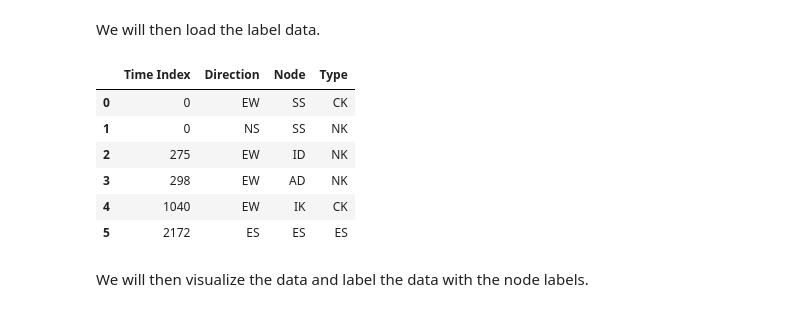
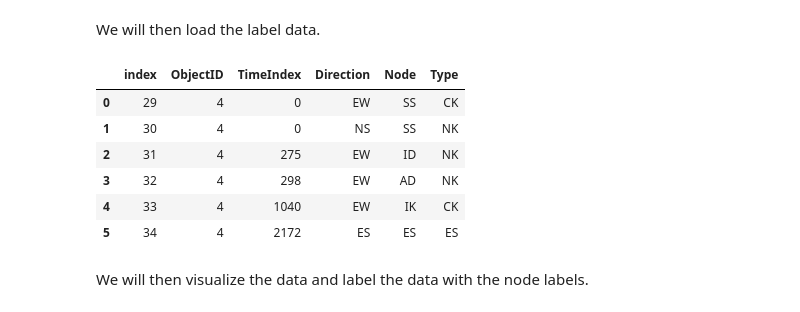
Before and after one commit to olgupila/STORM-AI-devkit-2025, a Jupyter notebook: data_visualization.ipynb, the cells around one changed output. Saved outputs shown, nothing was run; the diff lists cells and outputs as text; code cells hidden in the pictures.

```diff
--- a/data_visualization.ipynb
+++ b/data_visualization.ipynb
@@ -11,17 +11,15 @@ import matplotlib.pyplot as plt
 We will then search for the training data in the `dataset` folder and return a sorted list for the filepaths.
 # %%
 datalist = []
-labellist = []
 
 # Searching for training data within the dataset folder
-for file in os.listdir("../dataset/"):
+for file in os.listdir("dataset/train/"):
     if file.endswith(".csv"):
-        datalist.append(os.path.join("../dataset/", file))
-        labellist.append(os.path.join("../labels/", file))
+        datalist.append(os.path.join("dataset/train/", file))
 
 # Sort the training data and labels
 datalist = sorted(datalist)
-labellist = sorted(labellist)
+labeldir = "dataset/labels.csv"
 
 # Print the sorted filepath to the training data
 print(datalist)
@@ -56,18 +54,21 @@ data
 We will then load the label data.
 # %%
 # Load label data
-node_label = pd.read_csv(labellist[idx_data])
+node_label_all = pd.read_csv(labeldir)
+
+# Extract the label for a single object ID
+node_label = node_label_all.loc[node_label_all['ObjectID'] == idx_data+1].reset_index()
 
 # Print the label data
 node_label
 # %% [output]
-|  | Time Index | Direction | Node | Type |
-| 0 | 0 | EW | SS | CK |
-| 1 | 0 | NS | SS | NK |
-| 2 | 275 | EW | ID | NK |
-| 3 | 298 | EW | AD | NK |
-| 4 | 1040 | EW | IK | CK |
-| 5 | 2172 | ES | ES | ES |
+|  | index | ObjectID | TimeIndex | Direction | Node | Type |
+| 0 | 29 | 4 | 0 | EW | SS | CK |
+| 1 | 30 | 4 | 0 | NS | SS | NK |
+| 2 | 31 | 4 | 275 | EW | ID | NK |
+| 3 | 32 | 4 | 298 | EW | AD | NK |
+| 4 | 33 | 4 | 1040 | EW | IK | CK |
+| 5 | 34 | 4 | 2172 | ES | ES | ES |
 # %% [markdown]
 We will then visualize the data and label the data with the node labels.
 # %%
```
Also changed, not shown: parts of 3 cells of this notebook, 2 other files.
